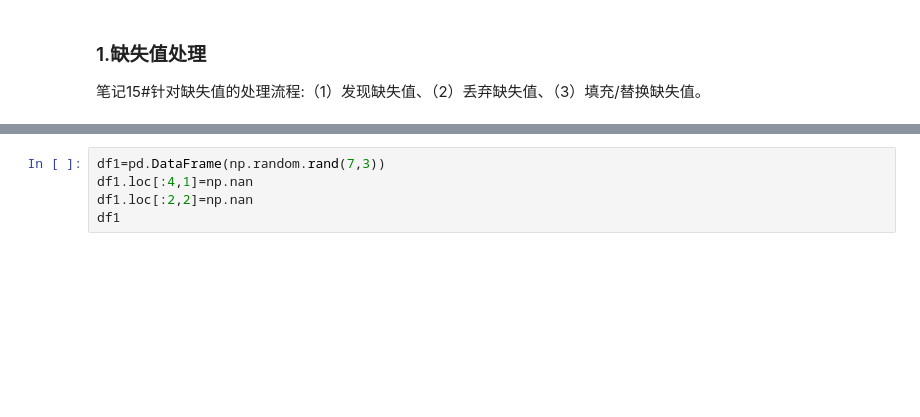
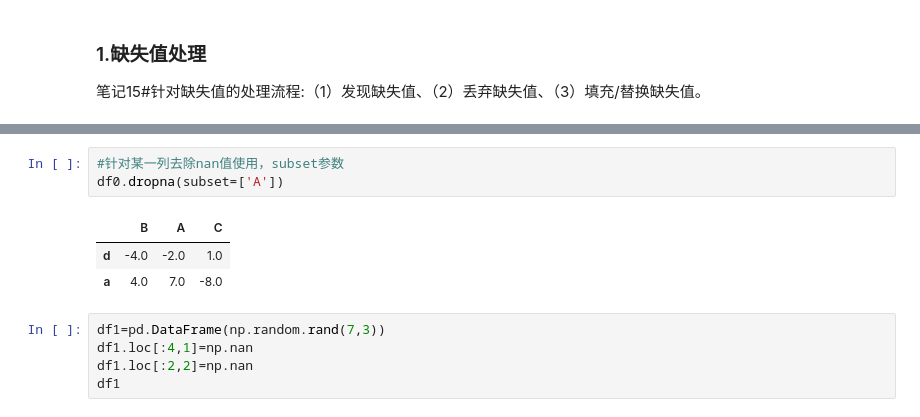
Before and after one commit to npbcts/PythonDataAnalysisLearnNote, a Jupyter notebook: 19.1-pandas-DataPrepare-NaN.ipynb, the cells around one changed output, grey strips where cells are left out. Cells and saved outputs as stored; diff of their text form; blank space fills up the shorter version.

```diff
--- a/19.1-pandas-DataPrepare-NaN.ipynb
+++ b/19.1-pandas-DataPrepare-NaN.ipynb
@@ -61,3 +63,10 @@ df0.dropna(axis=1,how='all')
+# %%
+#针对某一列去除nan值使用，subset参数
+df0.dropna(subset=['A'])
+# %% [output]
+|  | B | A | C |
+| d | -4.0 | -2.0 | 1.0 |
+| a | 4.0 | 7.0 | -8.0 |
 # %%
 df1=pd.DataFrame(np.random.rand(7,3))
 df1.loc[:4,1]=np.nan
```
Also changed, not shown: parts of 7 cells of this notebook, 1 other file.
